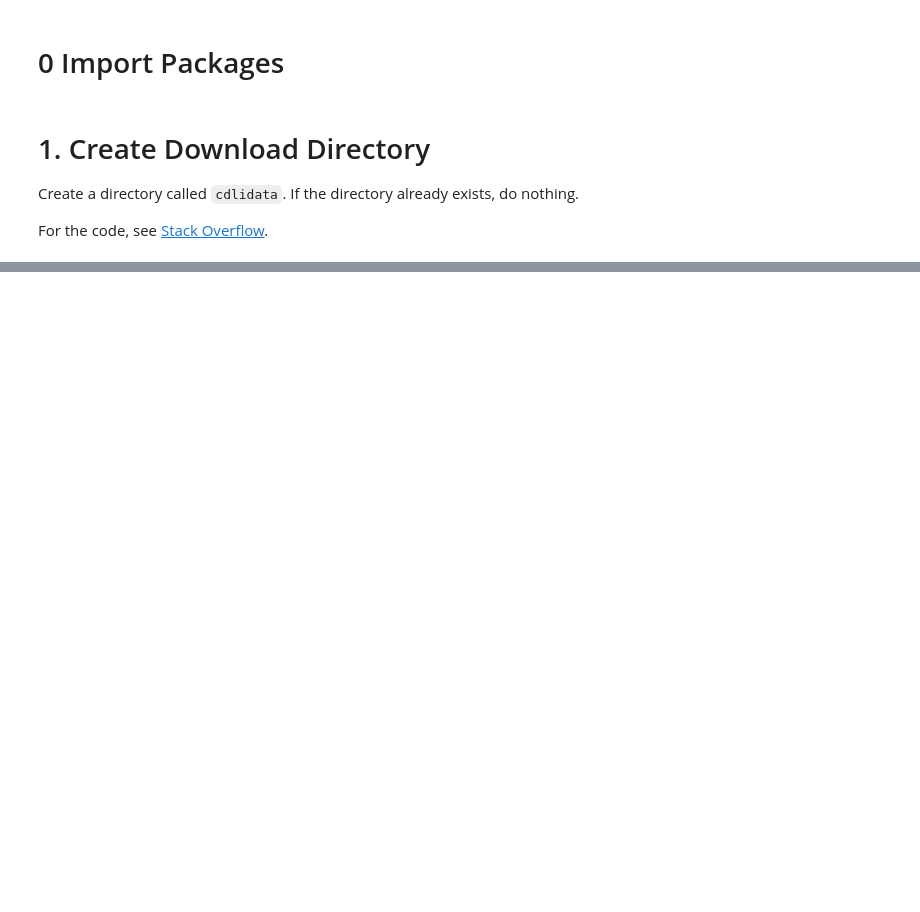
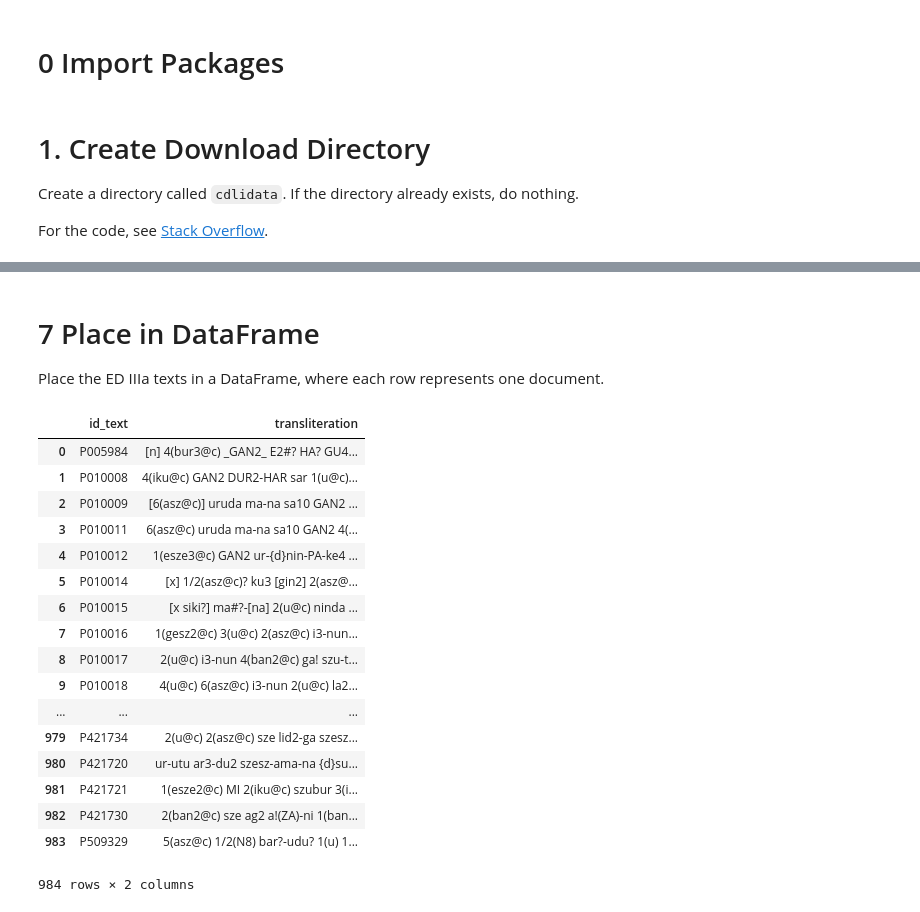
Before and after one commit to niekveldhuis/compass, a Jupyter notebook: 2_3_Data_Acquisition_CDLI/2_3_Data_Acquisition_CDLI.ipynb, the cells around one changed output, grey strips where cells are left out. Cells and saved outputs as stored; diff of their text form; code cells hidden in the pictures; blank space fills up the shorter version.

Commit message:
data acquisition cdli

```diff
--- a/2_3_Data_Acquisition_CDLI/2_3_Data_Acquisition_CDLI.ipynb
+++ b/2_3_Data_Acquisition_CDLI/2_3_Data_Acquisition_CDLI.ipynb
@@ -42,5 +65,6 @@ for file in files:
 # %%
-filenames = files[1:]
+filenames = [f for f in files if "cdli_catalogue" in f]
+filenames.sort()
 with open('cdlidata/catalogue.csv', 'w', encoding="utf8") as outfile:
     for fname in filenames:
         with open('cdlidata/' + fname, encoding="utf8") as infile:
@@ -52,6 +78,5 @@ At the time of writing this notebook, the file cdli_catalogue_1of2.csv had at le
 catalogue = []
 with open('cdlidata/catalogue.csv', 'r', encoding="utf8") as f:
     csv_reader = csv.reader(f, delimiter=',', quotechar='"')
-    count = 0
     for row in csv_reader:
         catalogue.append(row[:63])
@@ -63,0 +113,16 @@ df
+# %%
+ed3a = cat.loc[cat["period"] == "ED IIIa (ca. 2600-2500 BC)"]
+pnos = list(ed3a["id_text"].str.zfill(6))
+with open("cdlidata/cdliatf_unblocked.atf", encoding="utf8") as c:
+    lines = c.readlines()
+keep = False
+ed3a_atf = []
+for line in lines:
+    if line[0] == "&":
+        if line[2:8] in pnos:
+            keep = True
+        else:
+            keep = False
+    if keep:
+        ed3a_atf.append(line)
+ed3a_atf
@@ -63,0 +147,43 @@ df
+# %% [markdown]
+# 7 Place in DataFrame
+Place the ED IIIa texts in a DataFrame, where each row represents one document.
+# %%
+docs = []
+doc = []
+d = ""
+id_text = None
+for line in ed3a_atf:
+    if line[0] == "&":
+        if id_text:
+            doc = [id_text, d.strip()]
+            docs.append(doc)
+            d = ""
+        id_text = line[1:8]
+    elif line [0] in ["#", "$", "<", ">", "@"]:
+        continue
+    else:
+        start = line.find(". ")
+        line = line[start + 1:].rstrip()
+        d = d + line
+ed3a_df = pd.DataFrame(docs)
+ed3a_df.columns = ["id_text", "transliteration"]
+ed3a_df
+# %% [output]
+|  | id_text | transliteration |
+| 0 | P005984 | [n] 4(bur3@c) _GAN2_ E2#? HA? GU4... |
+| 1 | P010008 | 4(iku@c) GAN2 DUR2-HAR sar 1(u@c)... |
+| 2 | P010009 | [6(asz@c)] uruda ma-na sa10 GAN2 ... |
+| 3 | P010011 | 6(asz@c) uruda ma-na sa10 GAN2 4(... |
+| 4 | P010012 | 1(esze3@c) GAN2 ur-{d}nin-PA-ke4 ... |
+| 5 | P010014 | [x] 1/2(asz@c)? ku3 [gin2] 2(asz@... |
+| 6 | P010015 | [x siki?] ma#?-[na] 2(u@c) ninda ... |
+| 7 | P010016 | 1(gesz2@c) 3(u@c) 2(asz@c) i3-nun... |
+| 8 | P010017 | 2(u@c) i3-nun 4(ban2@c) ga! szu-t... |
+| 9 | P010018 | 4(u@c) 6(asz@c) i3-nun 2(u@c) la2... |
+| ... | ... | ... |
+| 979 | P421734 | 2(u@c) 2(asz@c) sze lid2-ga szesz... |
+| 980 | P421720 | ur-utu ar3-du2 szesz-ama-na {d}su... |
+| 981 | P421721 | 1(esze2@c) MI 2(iku@c) szubur 3(i... |
+| 982 | P421730 | 2(ban2@c) sze ag2 a!(ZA)-ni 1(ban... |
+| 983 | P509329 | 5(asz@c) 1/2(N8) bar?-udu? 1(u) 1... |
+984 rows × 2 columns
```
Also changed, not shown: parts of 16 cells of this notebook, 1 other file.
